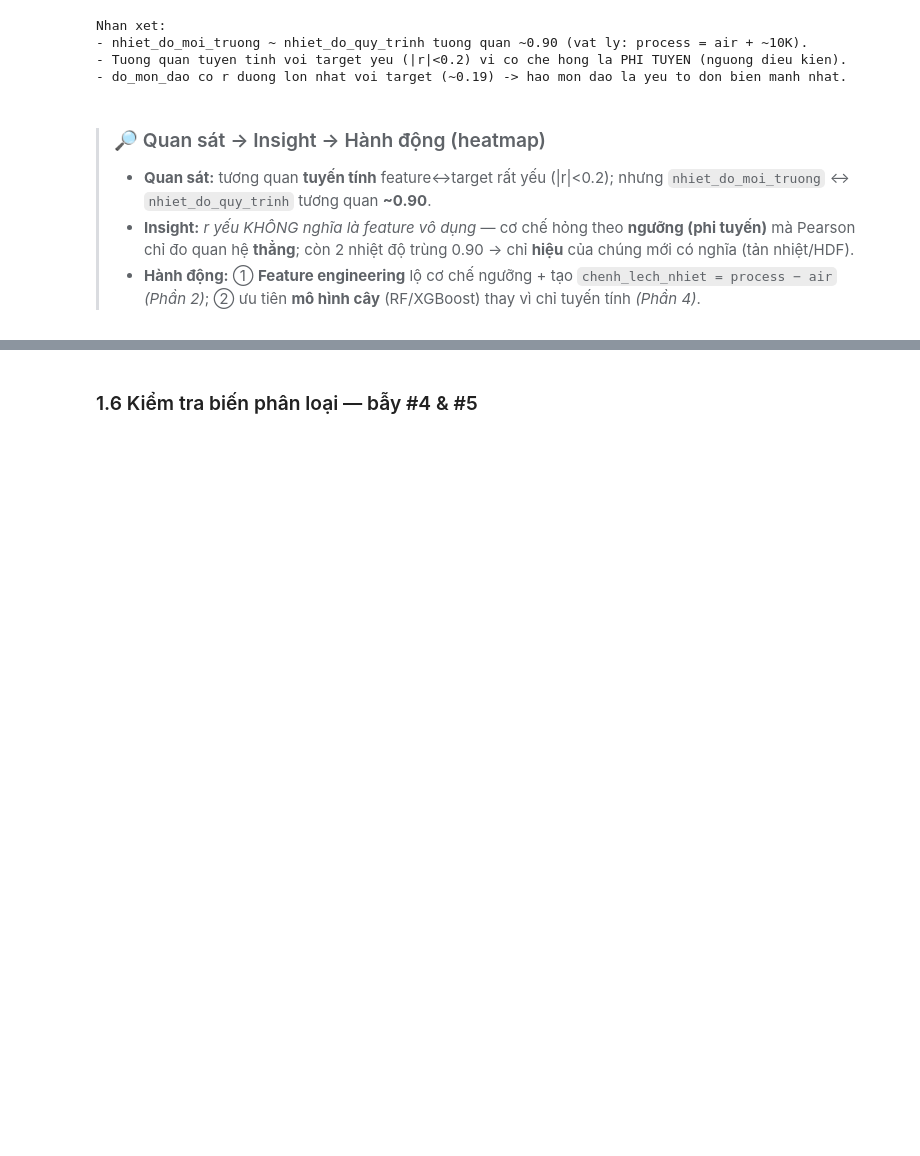
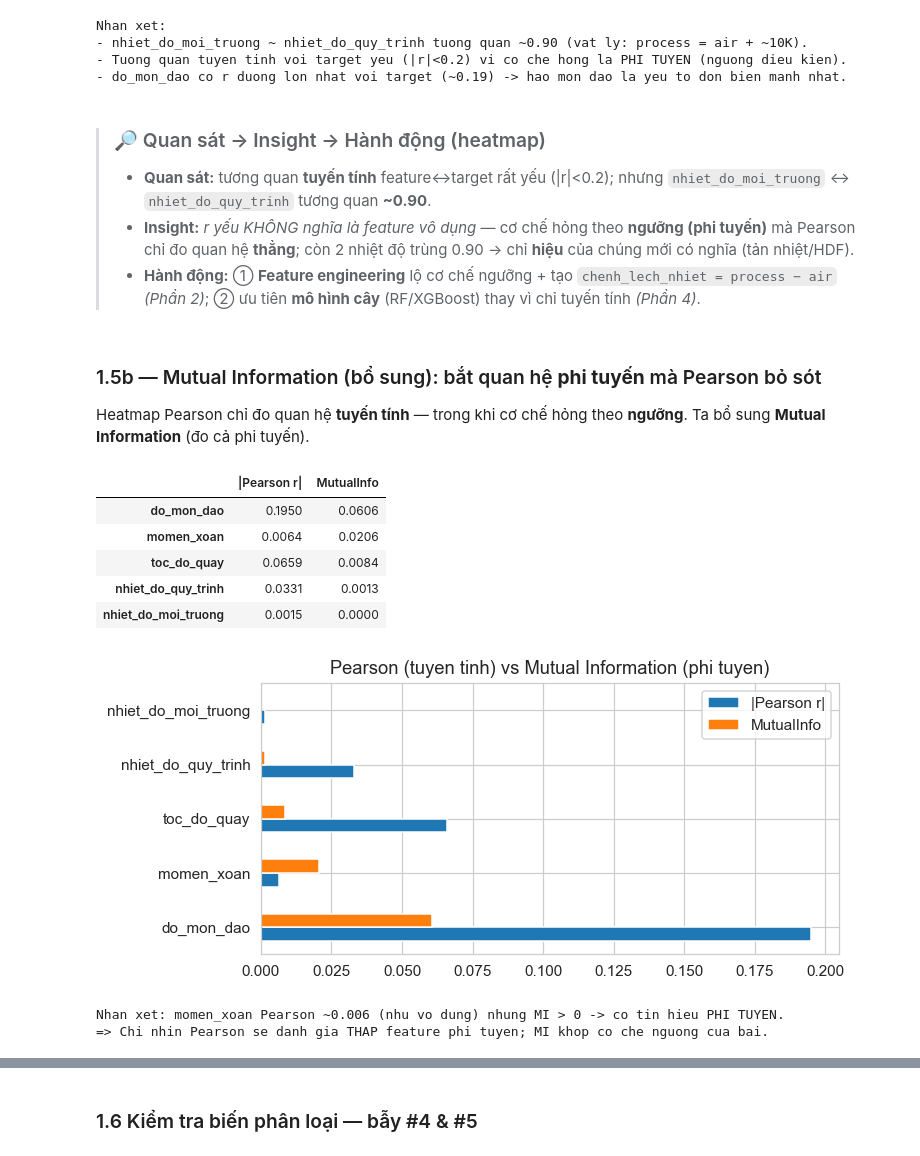
Before and after one commit to tuanhuu3264/MasterDegree_ML_GroupProject, a Jupyter notebook: bai_tap_cuoi_khoa.ipynb, the cells around one changed output, grey strips where cells are left out. Saved outputs shown, nothing was run; the diff lists cells and outputs as text; code cells hidden in the pictures; blank space fills up the shorter version.

```diff
--- a/bai_tap_cuoi_khoa.ipynb
+++ b/bai_tap_cuoi_khoa.ipynb
@@ -195,3 +195,25 @@ Nhan xet:
 > - **Quan sát:** tương quan **tuyến tính** feature↔target rất yếu (|r|<0.2); nhưng `nhiet_do_moi_truong` ↔ `nhiet_do_quy_trinh` tương quan **~0.90**.
 > - **Insight:** *r yếu KHÔNG nghĩa là feature vô dụng* — cơ chế hỏng theo **ngưỡng (phi tuyến)** mà Pearson chỉ đo quan hệ **thẳng**; còn 2 nhiệt độ trùng 0.90 → chỉ **hiệu** của chúng mới có nghĩa (tản nhiệt/HDF).
 > - **Hành động:** ① **Feature engineering** lộ cơ chế ngưỡng + tạo `chenh_lech_nhiet = process − air` *(Phần 2)*; ② ưu tiên **mô hình cây** (RF/XGBoost) thay vì chỉ tuyến tính *(Phần 4)*.
+# %% [markdown]
+### 1.5b — Mutual Information (bổ sung): bắt quan hệ **phi tuyến** mà Pearson bỏ sót
+Heatmap Pearson chỉ đo quan hệ **tuyến tính** — trong khi cơ chế hỏng theo **ngưỡng**. Ta bổ sung **Mutual Information** (đo cả phi tuyến).
+# %%
+from sklearn.feature_selection import mutual_info_classif
+mi = mutual_info_classif(train[NUM], train[TARGET], random_state=RANDOM_STATE)
+pear = [abs(np.corrcoef(train[c], train[TARGET])[0,1]) for c in NUM]
+cmp = pd.DataFrame({'|Pearson r|':pear, 'MutualInfo':mi}, index=NUM).sort_values('MutualInfo', ascending=False)
+display(cmp.round(4))
+cmp.plot(kind='barh', figsize=(7,3.2)); plt.title('Pearson (tuyen tinh) vs Mutual Information (phi tuyen)'); plt.tight_layout(); plt.show()
+print('Nhan xet: momen_xoan Pearson ~0.006 (nhu vo dung) nhung MI > 0 -> co tin hieu PHI TUYEN.')
+print('=> Chi nhin Pearson se danh gia THAP feature phi tuyen; MI khop co che nguong cua bai.')
+# %% [output]
+|  | |Pearson r| | MutualInfo |
+| do_mon_dao | 0.1950 | 0.0606 |
+| momen_xoan | 0.0064 | 0.0206 |
+| toc_do_quay | 0.0659 | 0.0084 |
+| nhiet_do_quy_trinh | 0.0331 | 0.0013 |
+| nhiet_do_moi_truong | 0.0015 | 0.0000 |
+[figure, added]
+Nhan xet: momen_xoan Pearson ~0.006 (nhu vo dung) nhung MI > 0 -> co tin hieu PHI TUYEN.
+=> Chi nhin Pearson se danh gia THAP feature phi tuyen; MI khop co che nguong cua bai.
```
Also changed, not shown: parts of 21 cells of this notebook, 11 other files.
